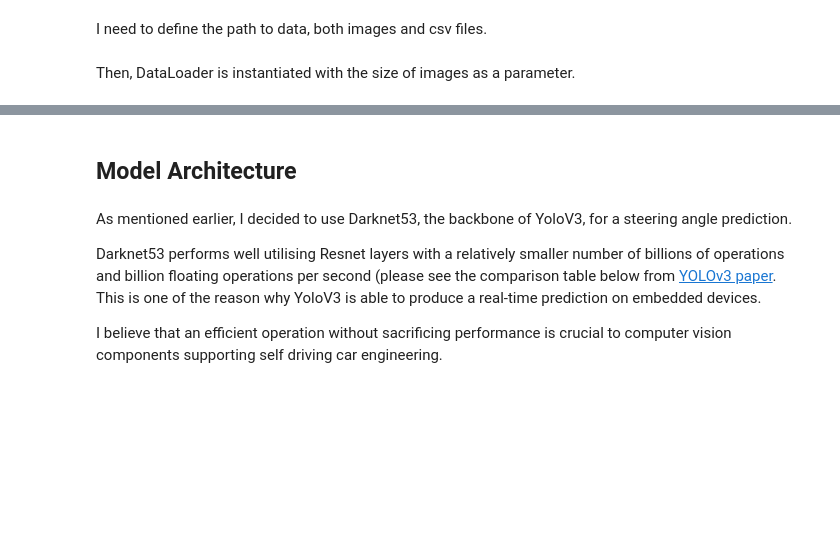
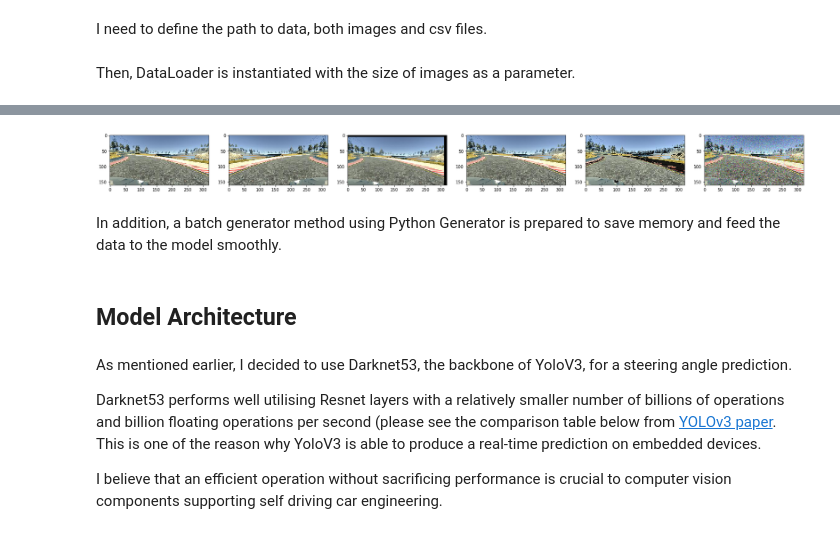
Before and after one commit to YJAJ/Udacity_Self_Driving_Car_Engineer_Projects, a Jupyter notebook: Driving_behavioral_cloning/Behavioural_Cloning_Project.ipynb, the cells around one changed output, grey strips where cells are left out. Cells and saved outputs as stored; diff of their text form; code cells hidden in the pictures; blank space fills up the shorter version.

```diff
--- a/Driving_behavioral_cloning/Behavioural_Cloning_Project.ipynb
+++ b/Driving_behavioral_cloning/Behavioural_Cloning_Project.ipynb
@@ -155,7 +320,10 @@ data_path = "data_ext/data"
+# %%
+data_path = "add_data/origin_dir"
+file_name = "resampled_log.csv"
 # %% [markdown]
 Then, DataLoader is instantiated with the size of images as a parameter.
 # %%
-data = DataLoader(data_path, (160, 320, 3))
+data = DataLoader(data_path, (160, 320, 3), file_name)
 # %%
 #create a new csv to utilise three different images
 # data.match_X_y()
@@ -172 +346,26 @@ len(X_train), len(X_valid), len(y_train), len(y_valid)
+# %%
+aug = ['Original', 'Horizontal flip', 'Shift', 'Blur', 'Brightness', 'Noise']
+def display_image():
+    f, axs = plt.subplots(1, 6, figsize = (30, 10))
+
+    for i in range(6):
+        image = plt.imread(os.path.join(data_path, X_train[0]))
+        if aug[i]=='Horizontal flip':
+            image = flip_horizontal(image)
+        if aug[i]=='Shift':
+            image,_ = shift(image, y_train[0])
+        if aug[i]=='Blur':
+            image = blur(image)
+        if aug[i]=='Brightness':
+            image = adjust_brightness(image)
+        if aug[i]=='Noise':
+            image = add_noise(image)
+        axs[i].imshow(image)
+    plt.show()
+# %%
+display_image()
+# %% [output]
+[figure, added]
+# %% [markdown]
+In addition, a batch generator method using Python Generator is prepared to save memory and feed the data to the model smoothly.
 # %%
```
Also changed, not shown: parts of 63 cells of this notebook, 18 other files.
